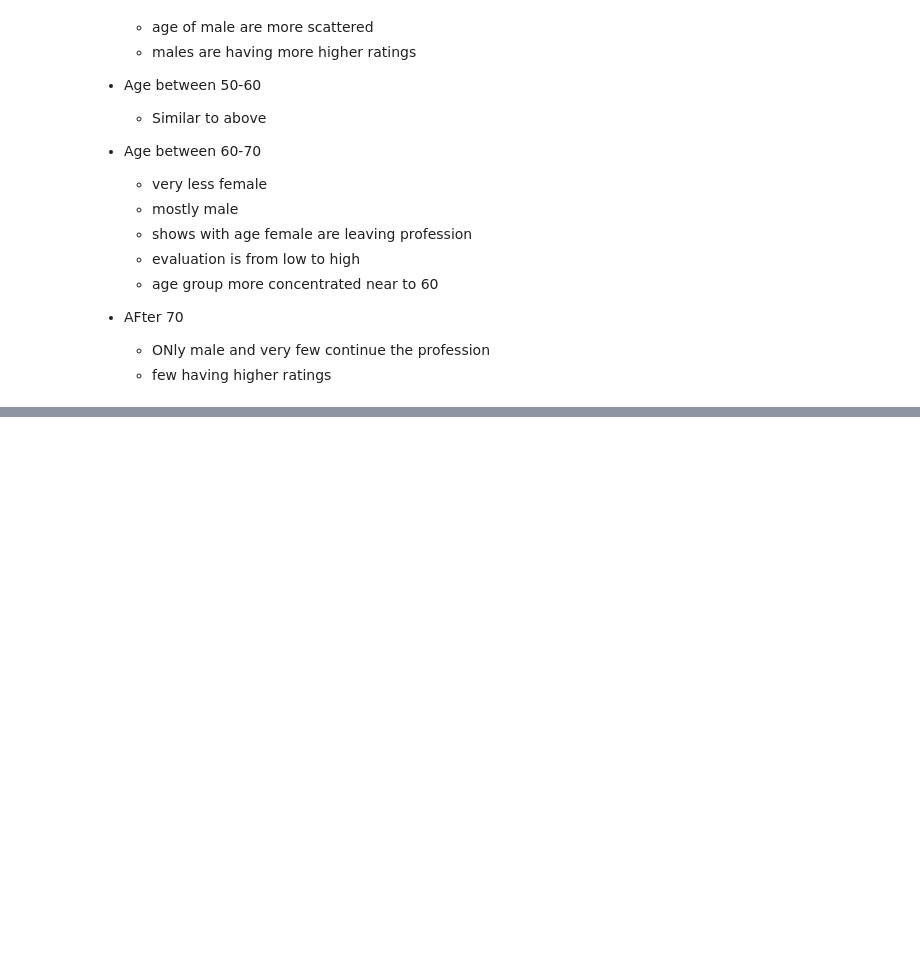
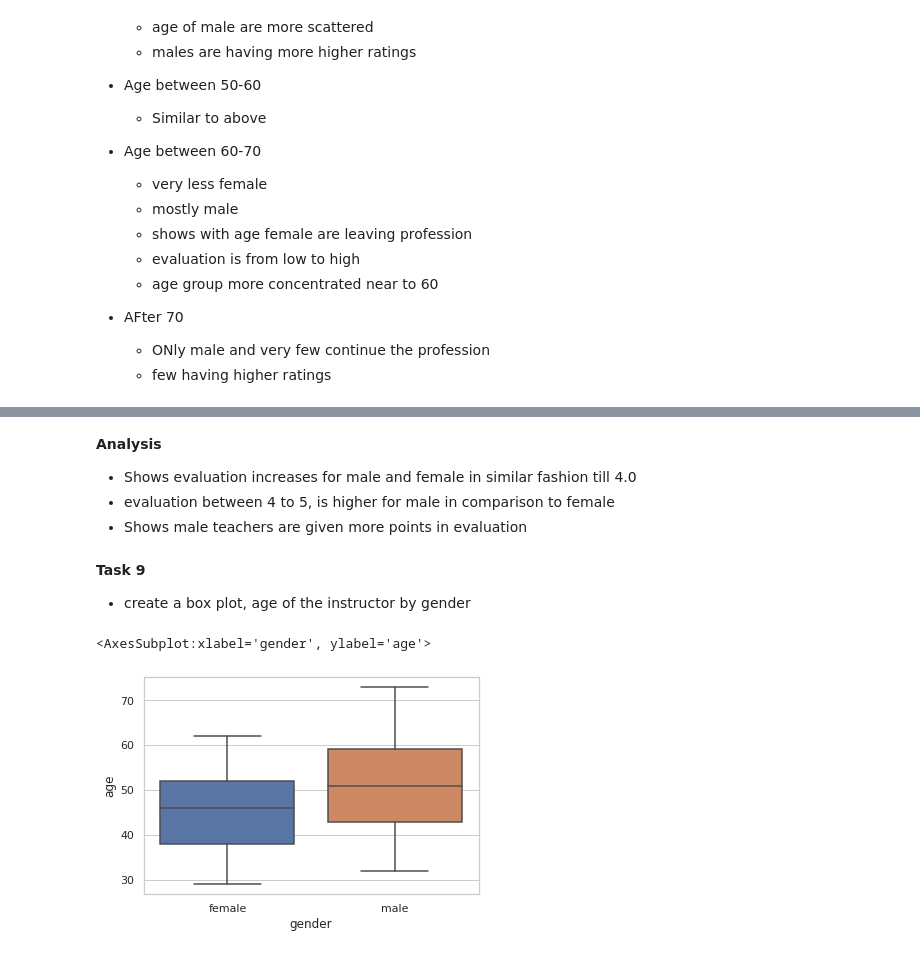
Before and after one commit to Supertring/Explore-data-mit-statistics, a Jupyter notebook: 2. visualizing data.ipynb, the cells around one changed output, grey strips where cells are left out. Drawn from its saved outputs; the diff is of its cells as text; code cells hidden in the pictures; blank space fills up the shorter version.

```diff
--- a/2. visualizing data.ipynb
+++ b/2. visualizing data.ipynb
@@ -238,0 +269,13 @@ sns.catplot(x='gender', hue='tenure', row='division', kind='count', data=df, hei
+# %% [markdown]
+__Analysis__
+* Shows evaluation increases for male and female in similar fashion till 4.0
+* evaluation between 4 to 5, is higher for male in comparison to female
+* Shows male teachers are given more points in evaluation
+# %% [markdown]
+__Task 9__
+* create a box plot, age of the instructor by gender
+# %%
+sns.boxplot(x='gender', y='age', data=df)
+# %% [output]
+<AxesSubplot:xlabel='gender', ylabel='age'>
+[figure, added]
```
Also changed, not shown: parts of 42 cells of this notebook.
